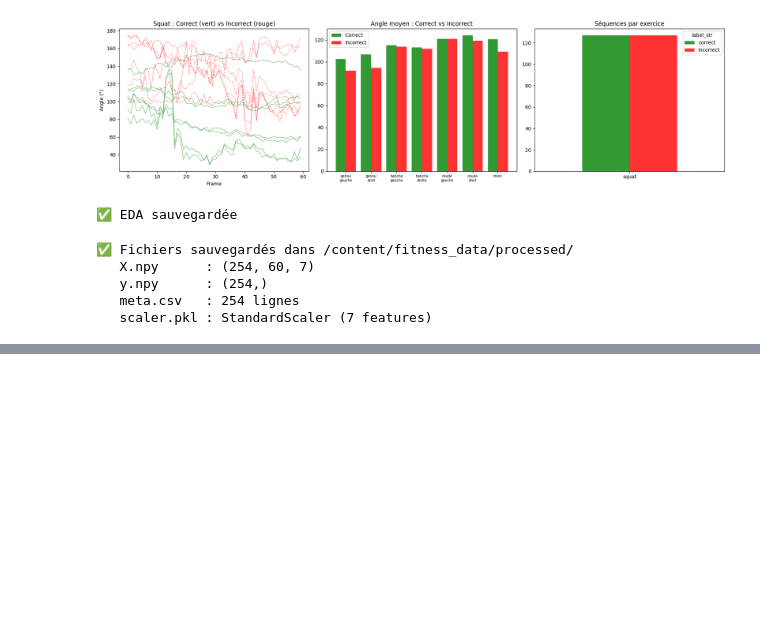
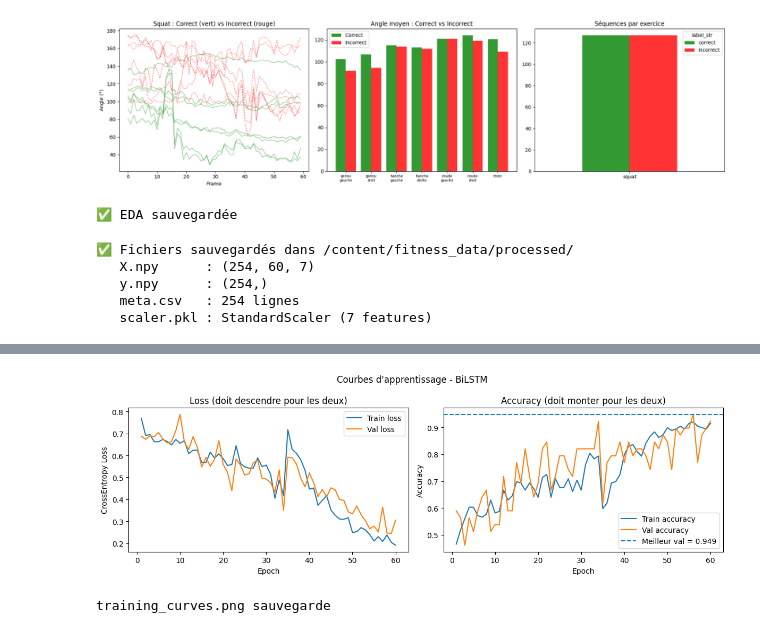
Before and after one commit to aitoufkir-khadija2004/Exercise-Pose-Correction-_Module-AAI, a Jupyter notebook: AAI_Exercise_Pose_Correction.ipynb, the cells around one changed output, grey strips where cells are left out. Saved outputs shown, nothing was run; the diff lists cells and outputs as text; code cells hidden in the pictures; blank space fills up the shorter version.

```diff
--- a/AAI_Exercise_Pose_Correction.ipynb
+++ b/AAI_Exercise_Pose_Correction.ipynb
@@ -411,0 +458,10 @@ print(f"   scaler.pkl : StandardScaler (7 features)")
+# %%
+X_temp, X_test, y_temp, y_test = train_test_split(
+    X, y, test_size=0.10, random_state=42, stratify=y)
+
+X_train, X_val, y_train, y_val = train_test_split(
+    X_temp, y_temp, test_size=0.167, random_state=42, stratify=y_temp)
+
+print(f"Train : {X_train.shape[0]} sequences")
+print(f"Val   : {X_val.shape[0]} sequences")
+print(f"Test  : {X_test.shape[0]} sequences")
@@ -411,0 +551,5 @@ print(f"   scaler.pkl : StandardScaler (7 features)")
+# %%
+criterion = nn.CrossEntropyLoss()
+optimizer = torch.optim.Adam(model.parameters(), lr=1e-3)
+scheduler = torch.optim.lr_scheduler.ReduceLROnPlateau(
+    optimizer, patience=5, factor=0.5)
@@ -411,0 +626,29 @@ print(f"   scaler.pkl : StandardScaler (7 features)")
+# %%
+
+ep = range(1, EPOCHS + 1)
+fig, (ax1, ax2) = plt.subplots(1, 2, figsize=(12, 4))
+
+ax1.plot(ep, history['train_loss'], label='Train loss')
+ax1.plot(ep, history['val_loss'],   label='Val loss')
+ax1.set_title('Loss (doit descendre pour les deux)')
+ax1.set_xlabel('Epoch')
+ax1.set_ylabel('CrossEntropy Loss')
+ax1.legend()
+
+ax2.plot(ep, history['train_acc'], label='Train accuracy')
+ax2.plot(ep, history['val_acc'],   label='Val accuracy')
+ax2.axhline(y=best_val_acc, linestyle='--',
+            label=f'Meilleur val = {best_val_acc:.3f}')
+ax2.set_title('Accuracy (doit monter pour les deux)')
+ax2.set_xlabel('Epoch')
+ax2.set_ylabel('Accuracy')
+ax2.legend()
+
+plt.suptitle('Courbes d\'apprentissage - BiLSTM')
+plt.tight_layout()
+plt.savefig(f'{BASE}/results/training_curves.png', dpi=150, bbox_inches='tight')
+plt.show()
+print('training_curves.png sauvegarde')
+# %% [output]
+[figure, added]
+training_curves.png sauvegarde
```
Also changed, not shown: parts of 8 cells of this notebook.
